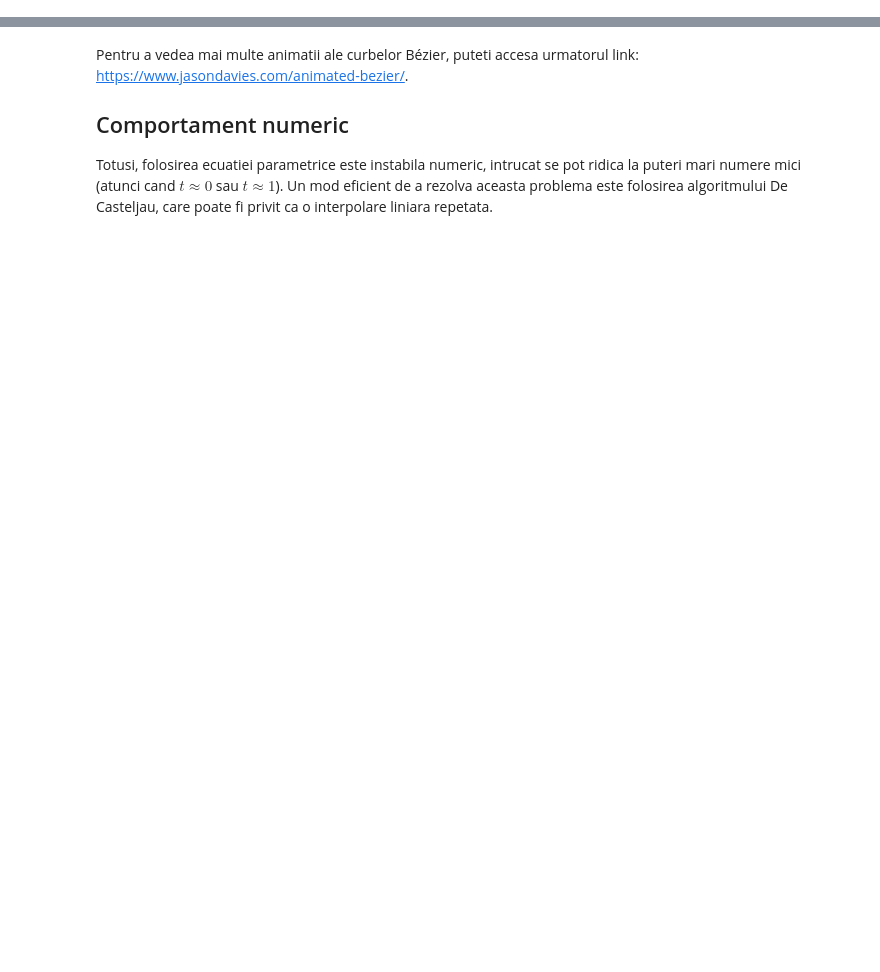
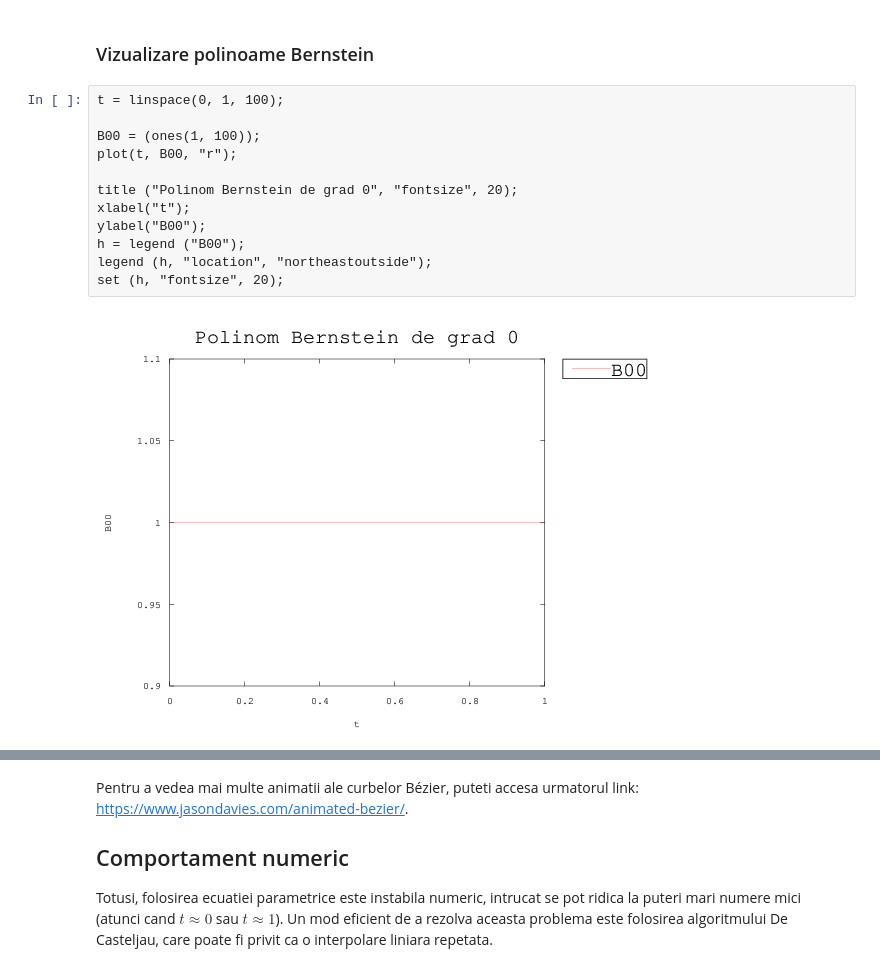
Before and after one commit to adinasm/numerical-methods-labs, a Jupyter notebook: Bezier.ipynb, the cells around one changed output, grey strips where cells are left out. Drawn from its saved outputs; the diff is of its cells as text; blank space fills up the shorter version.

Commit message:
Update Bezier si Bernstein

```diff
--- a/Bezier.ipynb
+++ b/Bezier.ipynb
@@ -30,0 +25,16 @@ pentru $i = \overline{0, n}$, unde  $$C_n^i = \frac{n!}{i!\cdot  (n-i)!}$$
+# %% [markdown]
+### Vizualizare polinoame Bernstein
+# %%
+t = linspace(0, 1, 100);
+
+B00 = (ones(1, 100));
+plot(t, B00, "r");
+
+title ("Polinom Bernstein de grad 0", "fontsize", 20);
+xlabel("t");
+ylabel("B00");
+h = legend ("B00");
+legend (h, "location", "northeastoutside");
+set (h, "fontsize", 20);
+# %% [output]
+[figure, added]
```
Also changed, not shown: parts of 13 cells of this notebook.
